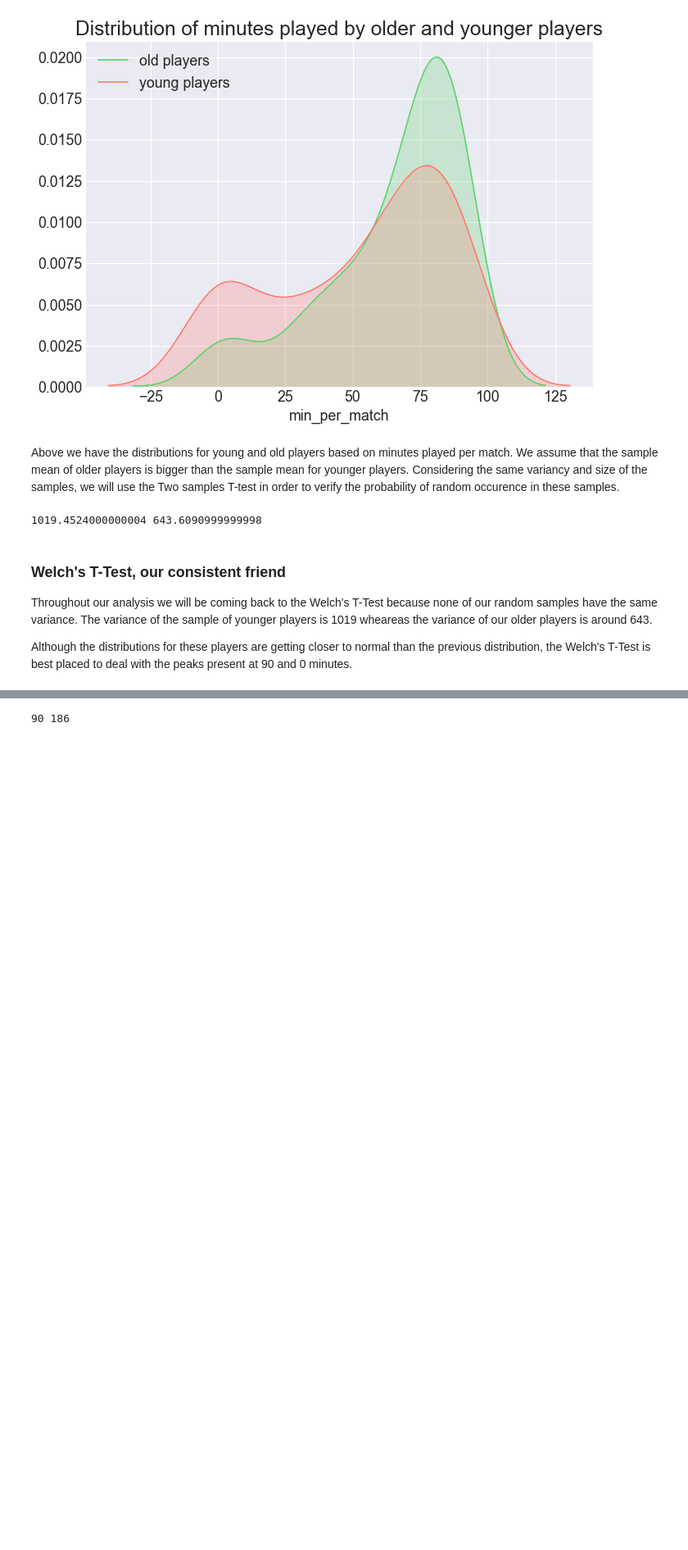
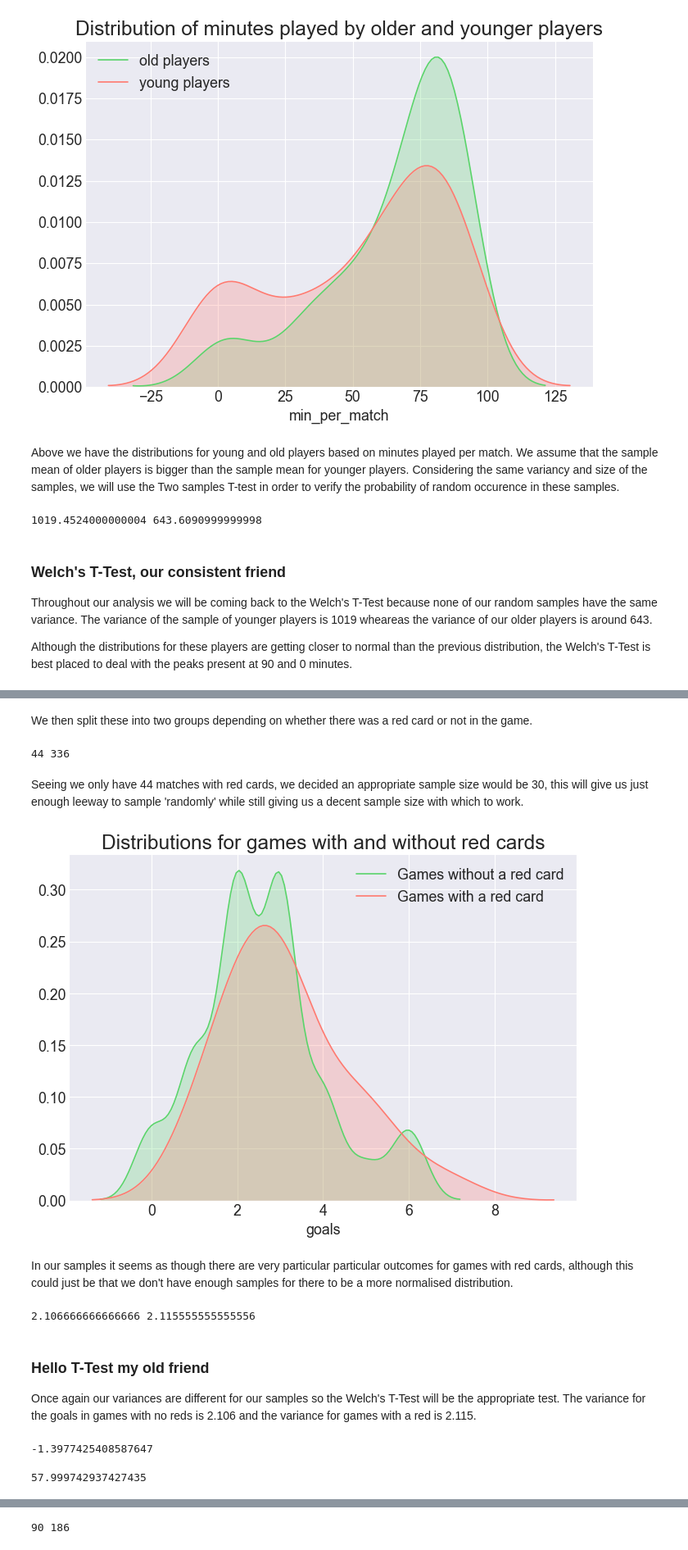
Before and after one commit to nismotie/Statistical-Testing-on-Premier-League-Data, a Jupyter notebook: hypothesis_testing.ipynb, the cells around one changed output, grey strips where cells are left out. Shown at 82% size. Saved outputs shown, nothing was run; the diff lists cells and outputs as text; code cells hidden in the pictures; blank space fills up the shorter version.

```diff
--- a/hypothesis_testing.ipynb
+++ b/hypothesis_testing.ipynb
@@ -275,0 +303,3 @@ foreign_pos=foreign.loc[(foreign['position']=='Midfielder')|(foreign['position']
+# %%
+hy3_df = pd.read_csv('cards_df.csv')
+hy3_df[['red_game', 'goals']].head()
@@ -275,0 +313,44 @@ foreign_pos=foreign.loc[(foreign['position']=='Midfielder')|(foreign['position']
+# %% [markdown]
+We then split these into two groups depending on whether there was a red card or not in the game.
+# %%
+red_games = hy3_df.loc[hy3_df['red_game'] == True]
+no_red_games = hy3_df.loc[hy3_df['red_game'] == False]
+# %%
+print(len(red_games), len(no_red_games))
+# %% [output]
+44 336
+# %% [markdown]
+Seeing we only have 44 matches with red cards, we decided an appropriate sample size would be 30, this will give us just enough leeway to sample 'randomly' while still giving us a decent sample size with which to work.
+# %%
+red_games_sample = sampling(red_games, 30, 'goals', 1)
+no_red_games_sample = sampling(no_red_games, 30, 'goals', 1)
+# %%
+overlapping_density(
+    no_red_games_sample, red_games_sample,
+    "Games without a red card", 'Games with a red card',
+    'Distributions for games with and without red cards'
+)
+# %% [output]
+[figure, added]
+# %% [markdown]
+In our samples it seems as though there are very particular particular outcomes for games with red cards, although this could just be that we don't have enough samples for there to be a more normalised distribution.
+# %%
+print(np.var(no_red_games_sample), np.var(red_games_sample))
+# %% [output]
+2.106666666666666 2.115555555555556
+# %% [markdown]
+### Hello T-Test my old friend
+
+Once again our variances are different for our samples so the Welch's T-Test will be the appropriate test. The variance for the goals in games with no reds is 2.106 and the variance for games with a red is 2.115.
+# %%
+hy3_test=stats.ttest_ind(no_red_games_sample, red_games_sample, equal_var=False)
+hy3_t = hy3_test.statistic
+hy3_p = hy3_test.pvalue
+hy3_t
+# %% [output]
+-1.3977425408587647
+# %%
+hy3_dof = welch_dof(no_red_games_sample, red_games_sample) # Getting our W-S Degrees of freedom
+hy3_dof
+# %% [output]
+57.999742937427435
```
Also changed, not shown: parts of 49 cells of this notebook, 1 other file.
